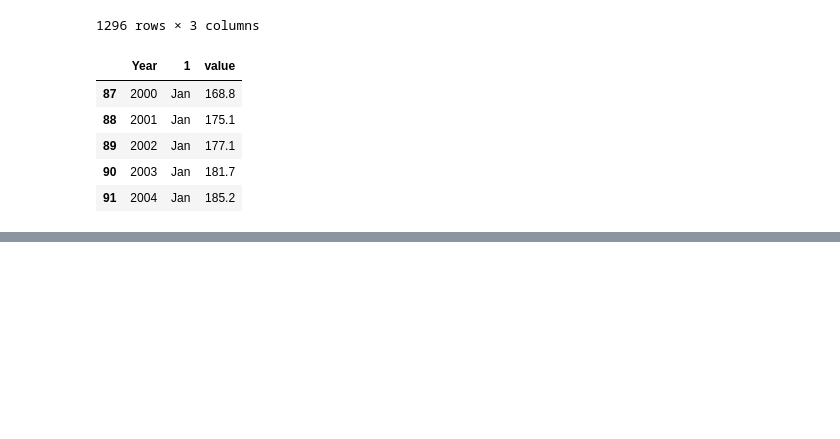
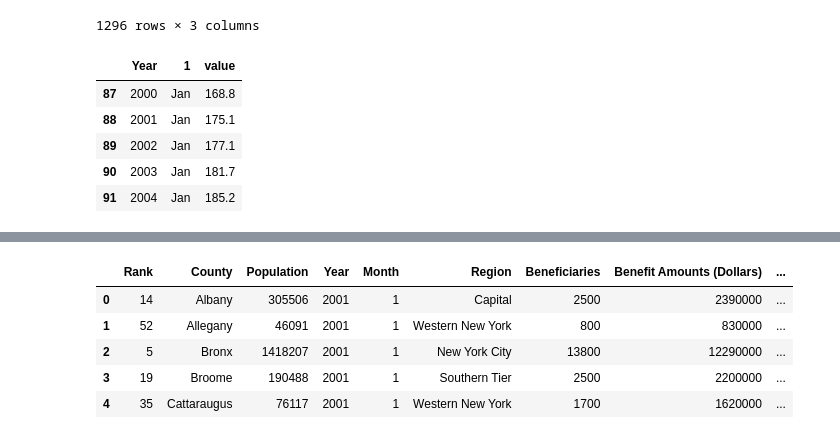
Before and after one commit to ssiddharth2/CS5010_Semester_Project, a Jupyter notebook: CS5010_Semester_Project.ipynb, the cells around one changed output, grey strips where cells are left out. Saved outputs shown, nothing was run; the diff lists cells and outputs as text; code cells hidden in the pictures; blank space fills up the shorter version.

Commit message:
Add files via upload
Merged county_clean and inflation table

```diff
--- a/CS5010_Semester_Project.ipynb
+++ b/CS5010_Semester_Project.ipynb
@@ -147,3 +147,8 @@ inf_data.head()
 | 89 | 2002 | Jan | 177.1 |
 | 90 | 2003 | Jan | 181.7 |
 | 91 | 2004 | Jan | 185.2 |
+# %%
+county_clean=pd.merge(county_clean, inf_data, how='inner', on='County', left_on=None, right_on=None,
+         left_index=False, right_index=False, sort=True,
+         suffixes=('_x', '_y'), copy=True, indicator=False,
+         validate=None)
@@ -165,7 +172,20 @@ inf_data
 | 1295 | 2020 | Dec | NaN |
 252 rows × 3 columns
+# %%
+inf_data = inf_data.replace(["Jan","Feb", "Mar", "April", "May", "June", "July", "Aug", "Sep", "Oct", "Nov", "Dec"],[1,2,3,4,5,6,7,8,9,10,11,12])
+# %%
+inf_data = inf_data.rename(columns={1: "Month"})
 # %%
-county_clean=pd.merge(county_clean, inf_data, how='inner', on='County', left_on=None, right_on=None,
+county_clean=pd.merge(county_clean, inf_data, how='left', on=['Year','Month'], left_on=None, right_on=None,
          left_index=False, right_index=False, sort=True,
          suffixes=('_x', '_y'), copy=True, indicator=False,
          validate=None)
+# %%
+county_clean.head()
+# %% [output]
+|  | Rank | County | Population | Year | Month | Region | Beneficiaries | Benefit Amounts (Dollars) | ... |
+| 0 | 14 | Albany | 305506 | 2001 | 1 | Capital | 2500 | 2390000 | ... |
+| 1 | 52 | Allegany | 46091 | 2001 | 1 | Western New York | 800 | 830000 | ... |
+| 2 | 5 | Bronx | 1418207 | 2001 | 1 | New York City | 13800 | 12290000 | ... |
+| 3 | 19 | Broome | 190488 | 2001 | 1 | Southern Tier | 2500 | 2200000 | ... |
+| 4 | 35 | Cattaraugus | 76117 | 2001 | 1 | Western New York | 1700 | 1620000 | ... |
```
Also changed, not shown: parts of 3 cells of this notebook.
